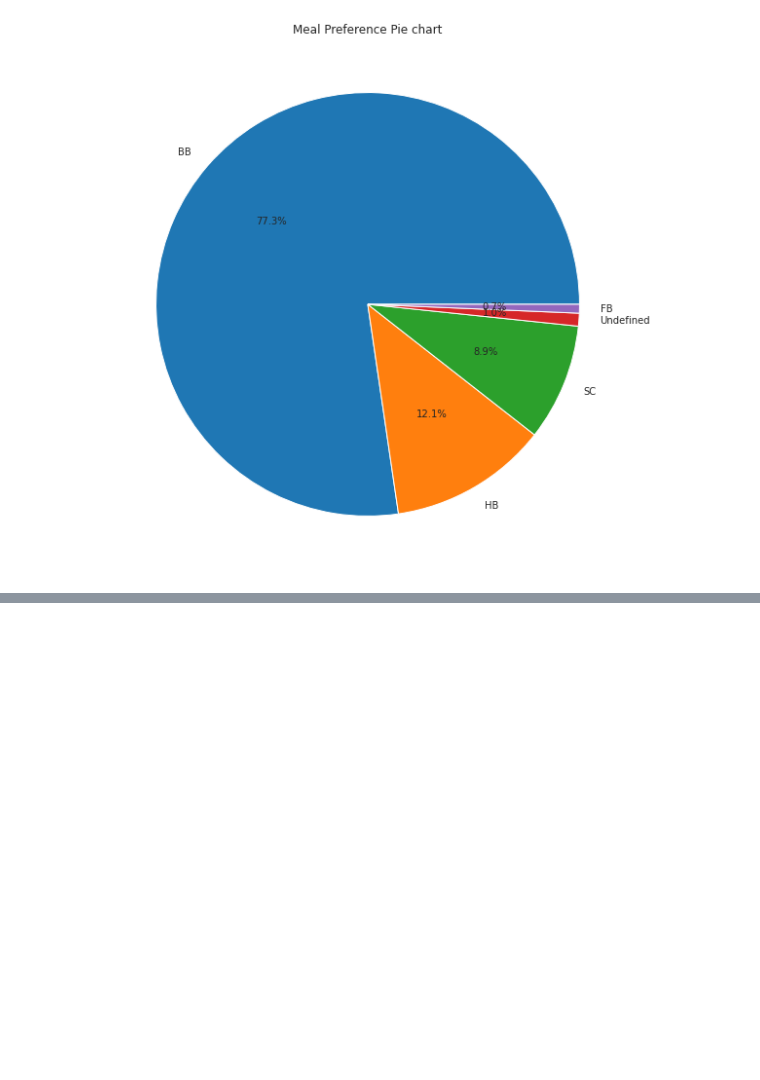
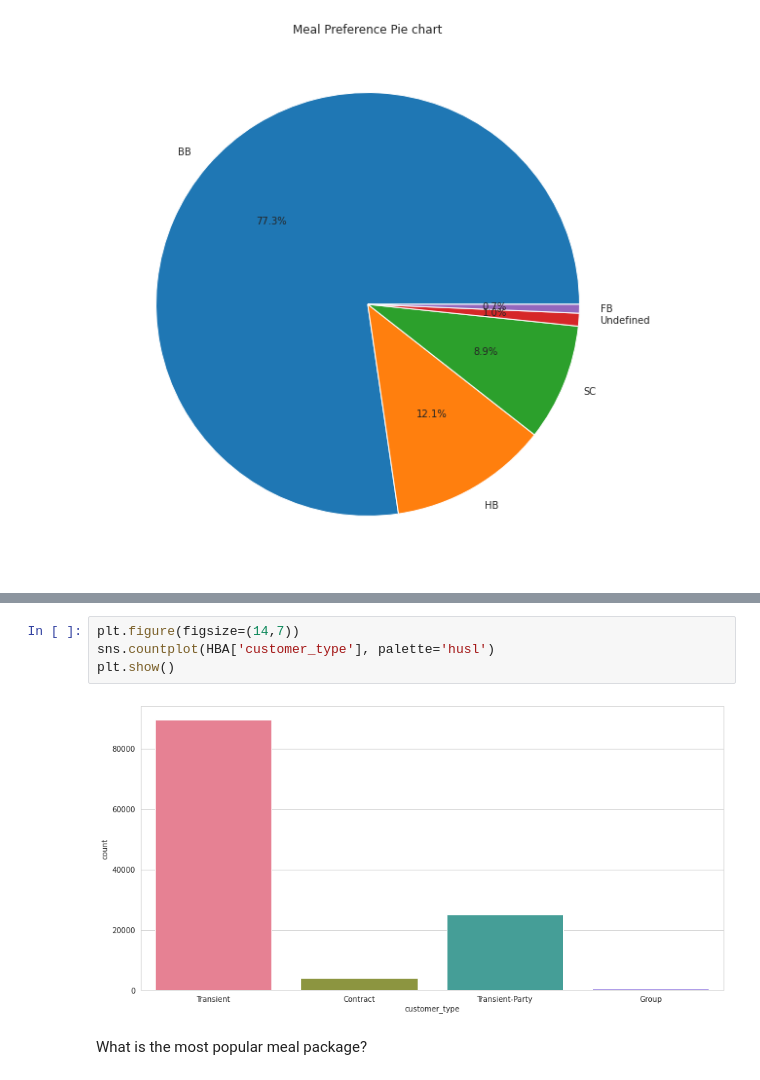
Before and after one commit to VermaSanjayrk/Hotel-booking-Analysis, a Jupyter notebook: Sanjay_Hotel_Booking_Analysis_Capstone_Project.ipynb, the cells around one changed output, grey strips where cells are left out. Saved outputs shown, nothing was run; the diff lists cells and outputs as text; blank space fills up the shorter version.

```diff
--- a/Sanjay_Hotel_Booking_Analysis_Capstone_Project.ipynb
+++ b/Sanjay_Hotel_Booking_Analysis_Capstone_Project.ipynb
@@ -816,0 +844,8 @@ plt.title("Meal Preference Pie chart");
+# %%
+plt.figure(figsize=(14,7))
+sns.countplot(HBA['customer_type'], palette='husl')
+plt.show()
+# %% [output]
+[figure, added]
+# %% [markdown]
+What is the most popular meal package?
```
Also changed, not shown: parts of 15 cells of this notebook.
